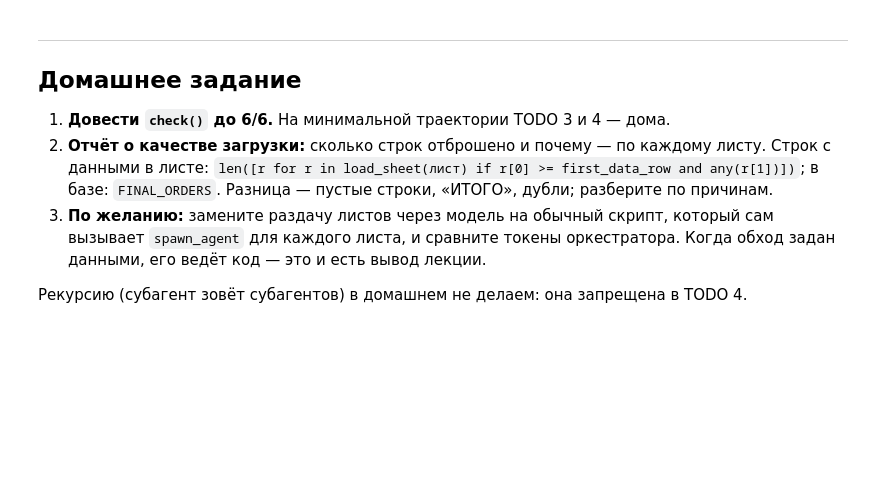
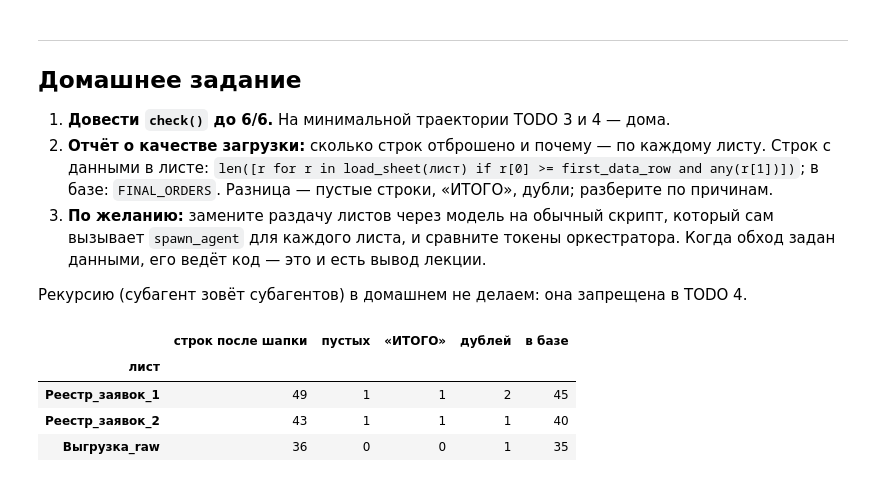
Before and after one commit to DanilaKrug/ai_miit, a Jupyter notebook: notebooks/04_dirty_orders_agents.ipynb, the cells around one changed output. Cells and saved outputs as stored; diff of their text form; code cells hidden in the pictures; blank space fills up the shorter version.

```diff
--- a/notebooks/04_dirty_orders_agents.ipynb
+++ b/notebooks/04_dirty_orders_agents.ipynb
@@ -75,7 +77,7 @@ def ensure_data() -> Path:
 
     import urllib.request
 
-    target = Path("../../notebooks/data")
+    target = Path("data")
     target.mkdir(exist_ok=True)
     for f in DATA_FILES:
         try:
@@ -1383,3 +1537,24 @@ check()
    ведёт код — это и есть вывод лекции.
 
 Рекурсию (субагент зовёт субагентов) в домашнем не делаем: она запрещена в TODO 4.
+# %%
+import pandas as pd
+
+report = []
+for sheet in SHEETS:
+    first = LAYOUTS[sheet]["first_data_row"]
+    body = [r for r in load_sheet(sheet) if r[0] >= first]
+    empty = [r for r in body if not any(c.strip() for c in r[1])]
+    totals = [r for r in body if any(c.strip().upper() == "ИТОГО" for c in r[1])]
+    kept = [o for o in FINAL_ORDERS if o["sheet"] == sheet]
+    report.append({"лист": sheet, "строк после шапки": len(body), "пустых": len(empty),
+                   "«ИТОГО»": len(totals),
+                   "дублей": len(body) - len(empty) - len(totals) - len(kept),
+                   "в базе": len(kept)})
+pd.DataFrame(report).set_index("лист")
+# %% [output]
+|  | строк после шапки | пустых | «ИТОГО» | дублей | в базе |
+| лист |  |  |  |  |  |
+| Реестр_заявок_1 | 49 | 1 | 1 | 2 | 45 |
+| Реестр_заявок_2 | 43 | 1 | 1 | 1 | 40 |
+| Выгрузка_raw | 36 | 0 | 0 | 1 | 35 |
```
Also changed, not shown: parts of 28 cells of this notebook.
